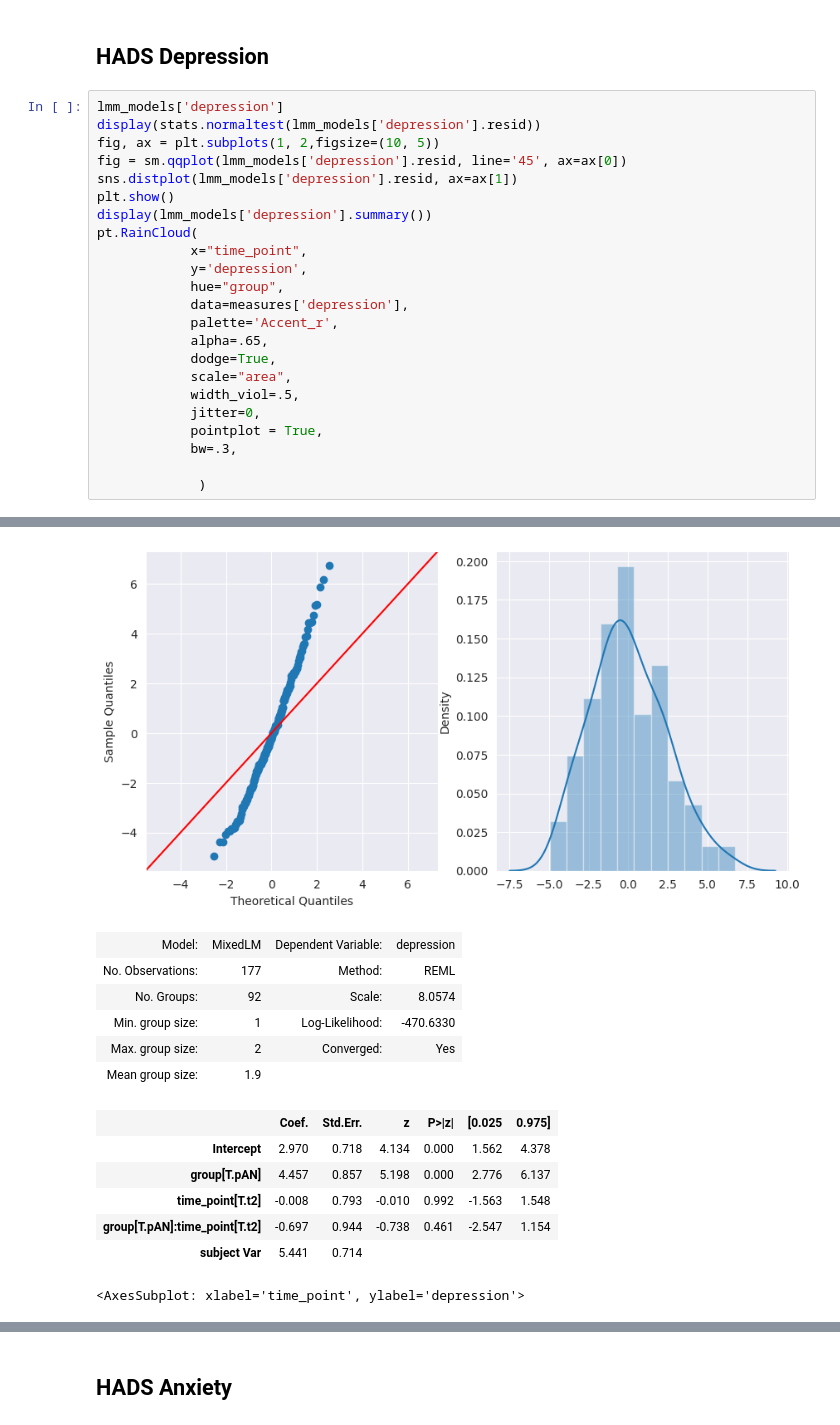
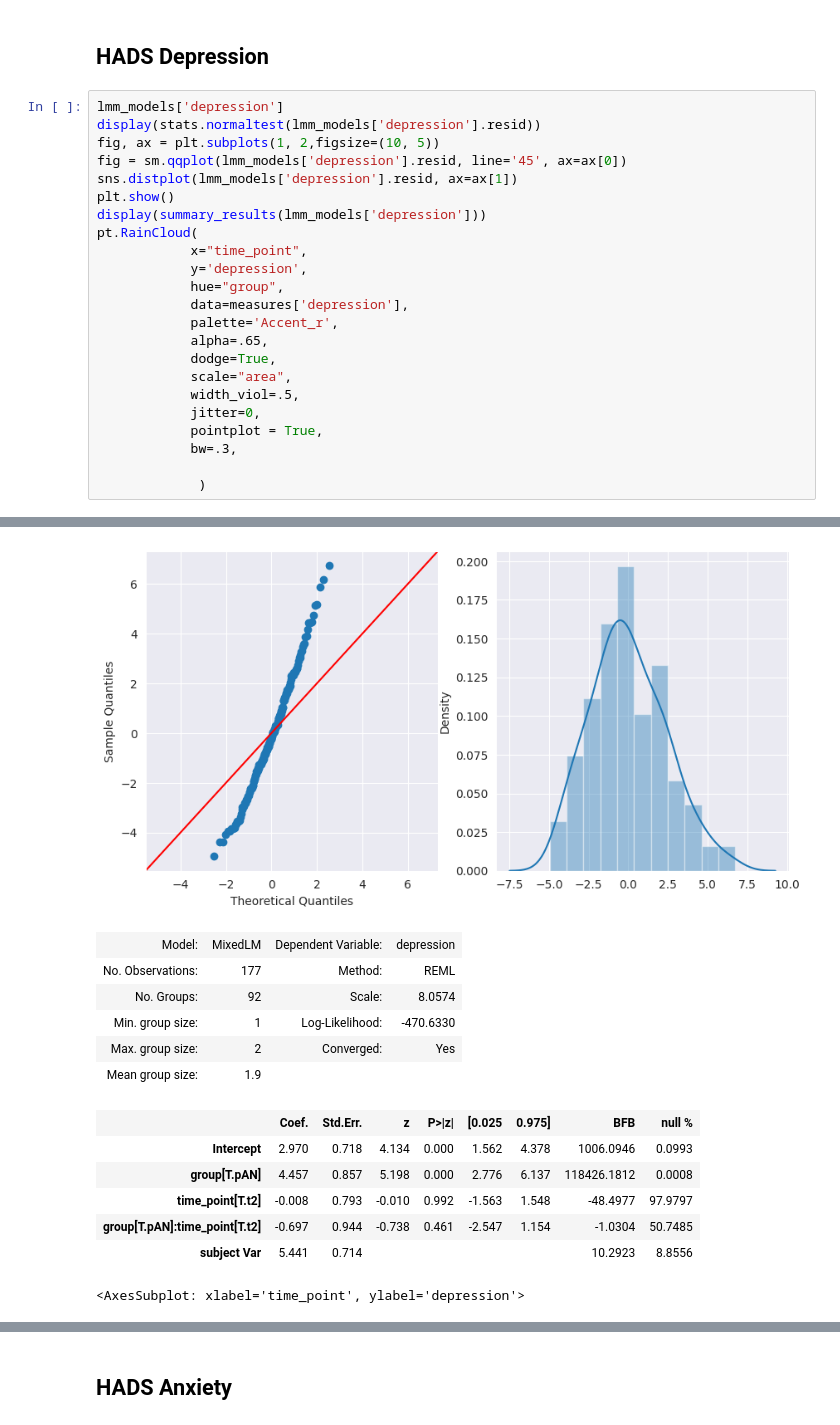
Before and after one commit to WMDA/socio-emotion-cognition, a Jupyter notebook: behavioural/patient_demographics.ipynb, the cells around one changed output, grey strips where cells are left out. Saved outputs shown, nothing was run; the diff lists cells and outputs as text.

```diff
--- a/behavioural/patient_demographics.ipynb
+++ b/behavioural/patient_demographics.ipynb
@@ -128,40 +129,40 @@ NormaltestResult(statistic=3.2688813221610364, pvalue=0.19506144624998417)
 lmm_models['depression']
 display(stats.normaltest(lmm_models['depression'].resid))
 fig, ax = plt.subplots(1, 2,figsize=(10, 5))
 fig = sm.qqplot(lmm_models['depression'].resid, line='45', ax=ax[0])
 sns.distplot(lmm_models['depression'].resid, ax=ax[1])
 plt.show()
-display(lmm_models['depression'].summary())
+display(summary_results(lmm_models['depression']))
 pt.RainCloud(
             x="time_point",
             y='depression',
             hue="group",
             data=measures['depression'],
             palette='Accent_r',
             alpha=.65,
             dodge=True,
             scale="area",
             width_viol=.5,
             jitter=0,
             pointplot = True,
             bw=.3,
 
              )
 # %% [output]
 NormaltestResult(statistic=3.7008553491700877, pvalue=0.1571699343514965)
 [figure]
 | Model: | MixedLM | Dependent Variable: | depression |
 | No. Observations: | 177 | Method: | REML |
 | No. Groups: | 92 | Scale: | 8.0574 |
 | Min. group size: | 1 | Log-Likelihood: | -470.6330 |
 | Max. group size: | 2 | Converged: | Yes |
 | Mean group size: | 1.9 |  |  |
-|  | Coef. | Std.Err. | z | P>|z| | [0.025 | 0.975] |
-| Intercept | 2.970 | 0.718 | 4.134 | 0.000 | 1.562 | 4.378 |
-| group[T.pAN] | 4.457 | 0.857 | 5.198 | 0.000 | 2.776 | 6.137 |
-| time_point[T.t2] | -0.008 | 0.793 | -0.010 | 0.992 | -1.563 | 1.548 |
-| group[T.pAN]:time_point[T.t2] | -0.697 | 0.944 | -0.738 | 0.461 | -2.547 | 1.154 |
-| subject Var | 5.441 | 0.714 |  |  |  |  |
+|  | Coef. | Std.Err. | z | P>|z| | [0.025 | 0.975] | BFB | null % |
+| Intercept | 2.970 | 0.718 | 4.134 | 0.000 | 1.562 | 4.378 | 1006.0946 | 0.0993 |
+| group[T.pAN] | 4.457 | 0.857 | 5.198 | 0.000 | 2.776 | 6.137 | 118426.1812 | 0.0008 |
+| time_point[T.t2] | -0.008 | 0.793 | -0.010 | 0.992 | -1.563 | 1.548 | -48.4977 | 97.9797 |
+| group[T.pAN]:time_point[T.t2] | -0.697 | 0.944 | -0.738 | 0.461 | -2.547 | 1.154 | -1.0304 | 50.7485 |
+| subject Var | 5.441 | 0.714 |  |  |  |  | 10.2923 | 8.8556 |
 <AxesSubplot: xlabel='time_point', ylabel='depression'>
 [figure]
 # %% [markdown]
```
Also changed, not shown: parts of 12 cells of this notebook, 2 other files.
